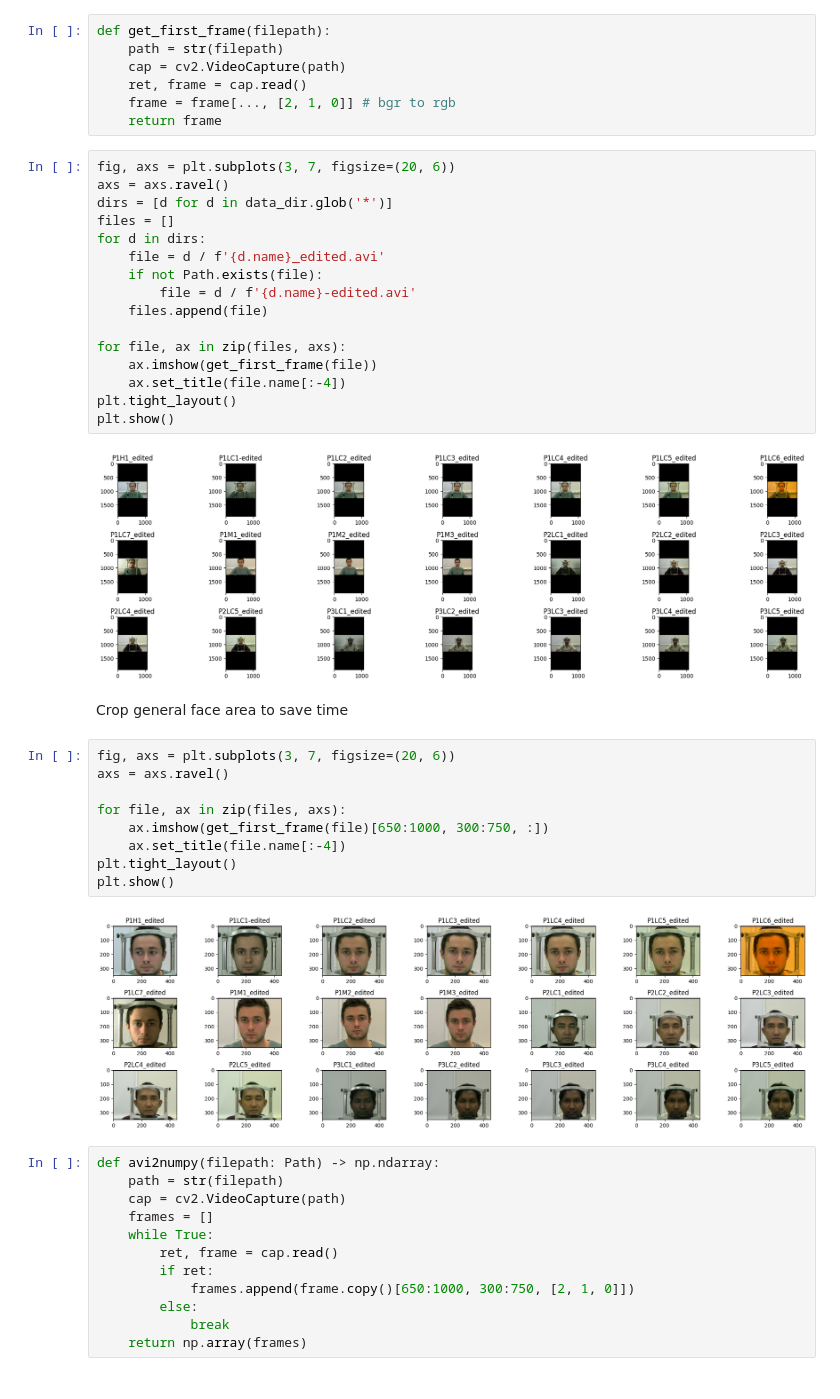
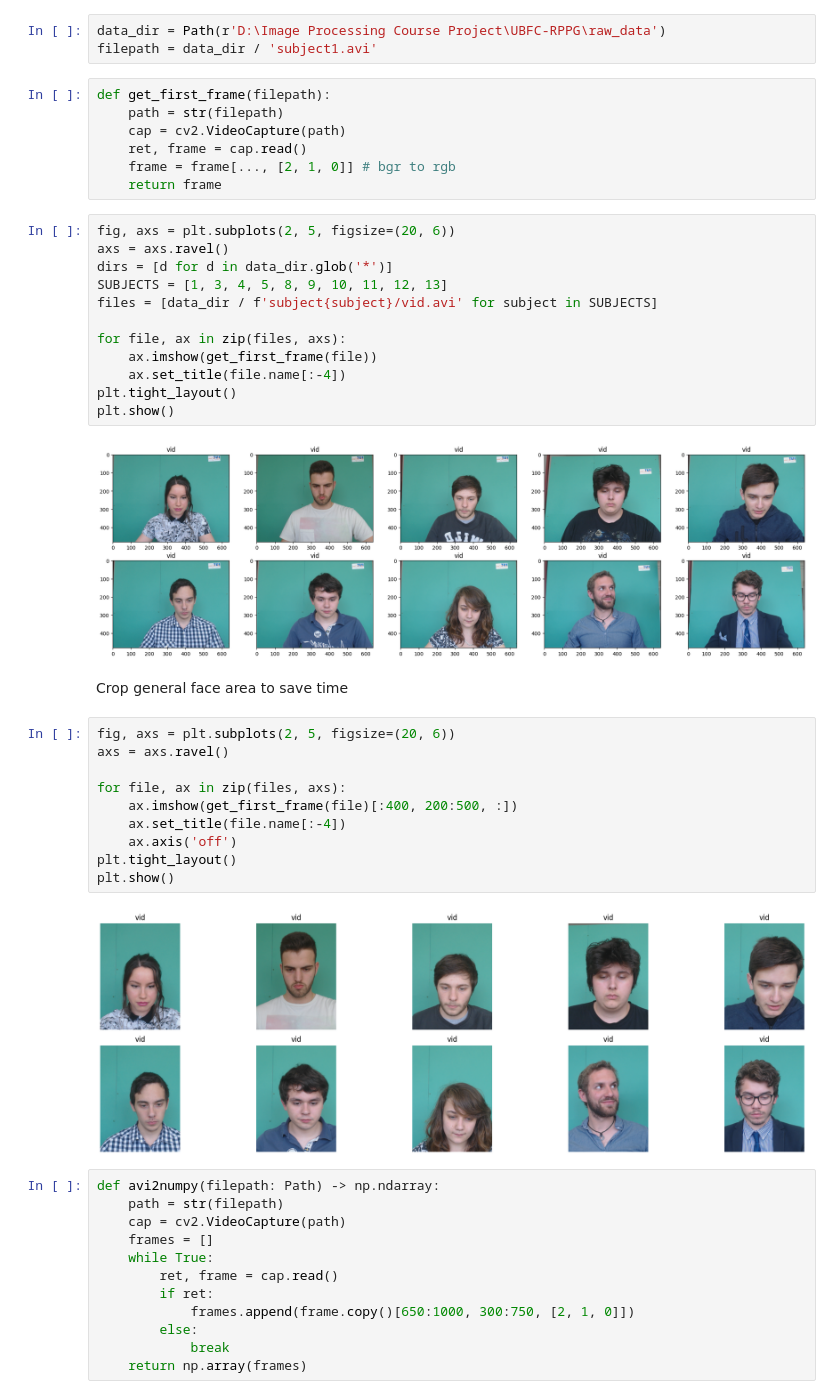
Before and after one commit to MNetanel/image-processing-project, a Jupyter notebook: notebooks/01_data_preprocessing.ipynb, the cells around one changed output. Cells and saved outputs as stored; diff of their text form.

```diff
--- a/notebooks/01_data_preprocessing.ipynb
+++ b/notebooks/01_data_preprocessing.ipynb
@@ -12,3 +9,6 @@ filepath = Path('/media/netanel/Backup/Image Processing Course Project/data/raw/
+# %%
+data_dir = Path(r'D:\Image Processing Course Project\UBFC-RPPG\raw_data')
+filepath = data_dir / 'subject1.avi'
 # %%
 def get_first_frame(filepath):
     path = str(filepath)
@@ -17,36 +17,33 @@ def get_first_frame(filepath):
     frame = frame[..., [2, 1, 0]] # bgr to rgb
     return frame
 # %%
-fig, axs = plt.subplots(3, 7, figsize=(20, 6))
+fig, axs = plt.subplots(2, 5, figsize=(20, 6))
 axs = axs.ravel()
 dirs = [d for d in data_dir.glob('*')]
-files = []
-for d in dirs:
-    file = d / f'{d.name}_edited.avi'
-    if not Path.exists(file):
-        file = d / f'{d.name}-edited.avi'
-    files.append(file)
+SUBJECTS = [1, 3, 4, 5, 8, 9, 10, 11, 12, 13]
+files = [data_dir / f'subject{subject}/vid.avi' for subject in SUBJECTS]
 
 for file, ax in zip(files, axs):
     ax.imshow(get_first_frame(file))
     ax.set_title(file.name[:-4])
 plt.tight_layout()
 plt.show()
 # %% [output]
-[figure, old version]
+[figure, new version]
 # %% [markdown]
 Crop general face area to save time
 # %%
-fig, axs = plt.subplots(3, 7, figsize=(20, 6))
+fig, axs = plt.subplots(2, 5, figsize=(20, 6))
 axs = axs.ravel()
 
 for file, ax in zip(files, axs):
-    ax.imshow(get_first_frame(file)[650:1000, 300:750, :])
+    ax.imshow(get_first_frame(file)[:400, 200:500, :])
     ax.set_title(file.name[:-4])
+    ax.axis('off')
 plt.tight_layout()
 plt.show()
 # %% [output]
-[figure, old version]
+[figure, new version]
 # %%
 def avi2numpy(filepath: Path) -> np.ndarray:
     path = str(filepath)
```
Also changed, not shown: parts of 1 cell of this notebook, 9 other files.
